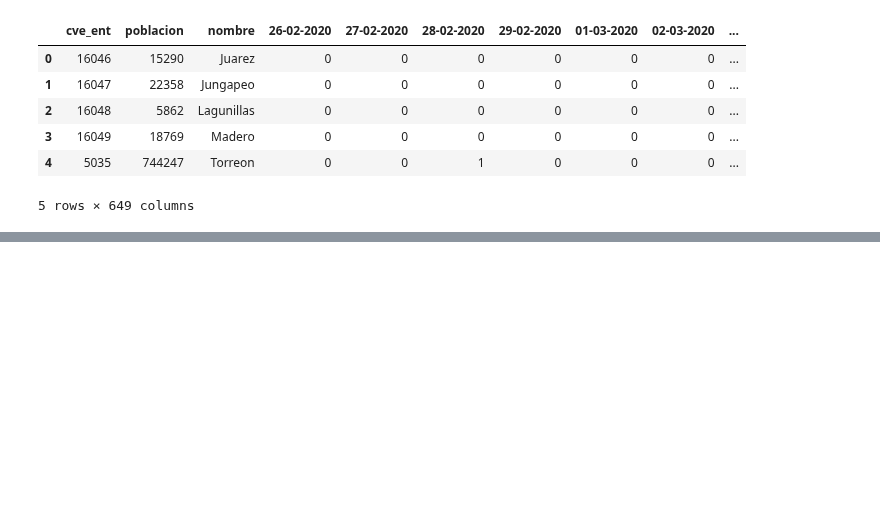
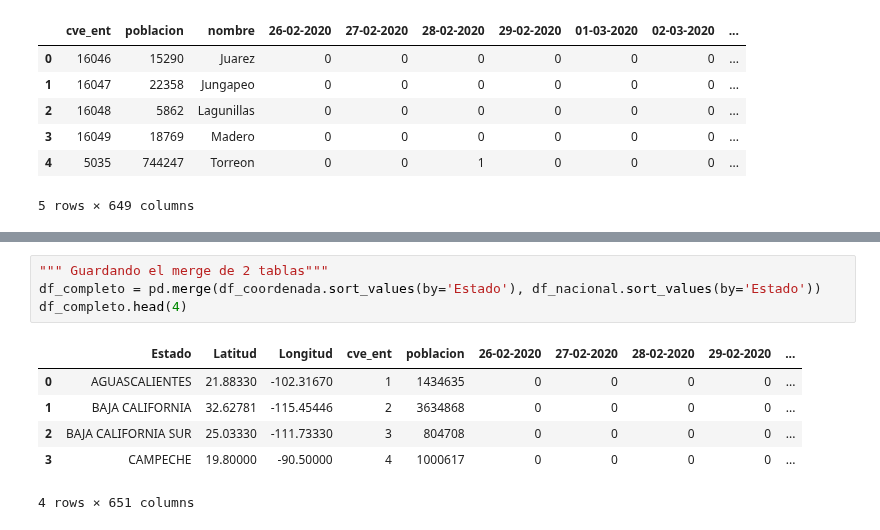
Before and after one commit to artthuro6/Covid-19, a Jupyter notebook: notebooks/Analisis/ETL.ipynb, the cells around one changed output, grey strips where cells are left out. Cells and saved outputs as stored; diff of their text form; blank space fills up the shorter version.

```diff
--- a/notebooks/Analisis/ETL.ipynb
+++ b/notebooks/Analisis/ETL.ipynb
@@ -63,0 +141,11 @@ print(coordenada)
+# %%
+""" Guardando el merge de 2 tablas"""
+df_completo = pd.merge(df_coordenada.sort_values(by='Estado'), df_nacional.sort_values(by='Estado'))
+df_completo.head(4)
+# %% [output]
+|  | Estado | Latitud | Longitud | cve_ent | poblacion | 26-02-2020 | 27-02-2020 | 28-02-2020 | 29-02-2020 | ... |
+| 0 | AGUASCALIENTES | 21.88330 | -102.31670 | 1 | 1434635 | 0 | 0 | 0 | 0 | ... |
+| 1 | BAJA CALIFORNIA | 32.62781 | -115.45446 | 2 | 3634868 | 0 | 0 | 0 | 0 | ... |
+| 2 | BAJA CALIFORNIA SUR | 25.03330 | -111.73330 | 3 | 804708 | 0 | 0 | 0 | 0 | ... |
+| 3 | CAMPECHE | 19.80000 | -90.50000 | 4 | 1000617 | 0 | 0 | 0 | 0 | ... |
+4 rows × 651 columns
```
Also changed, not shown: parts of 17 cells of this notebook, 3 other files.
